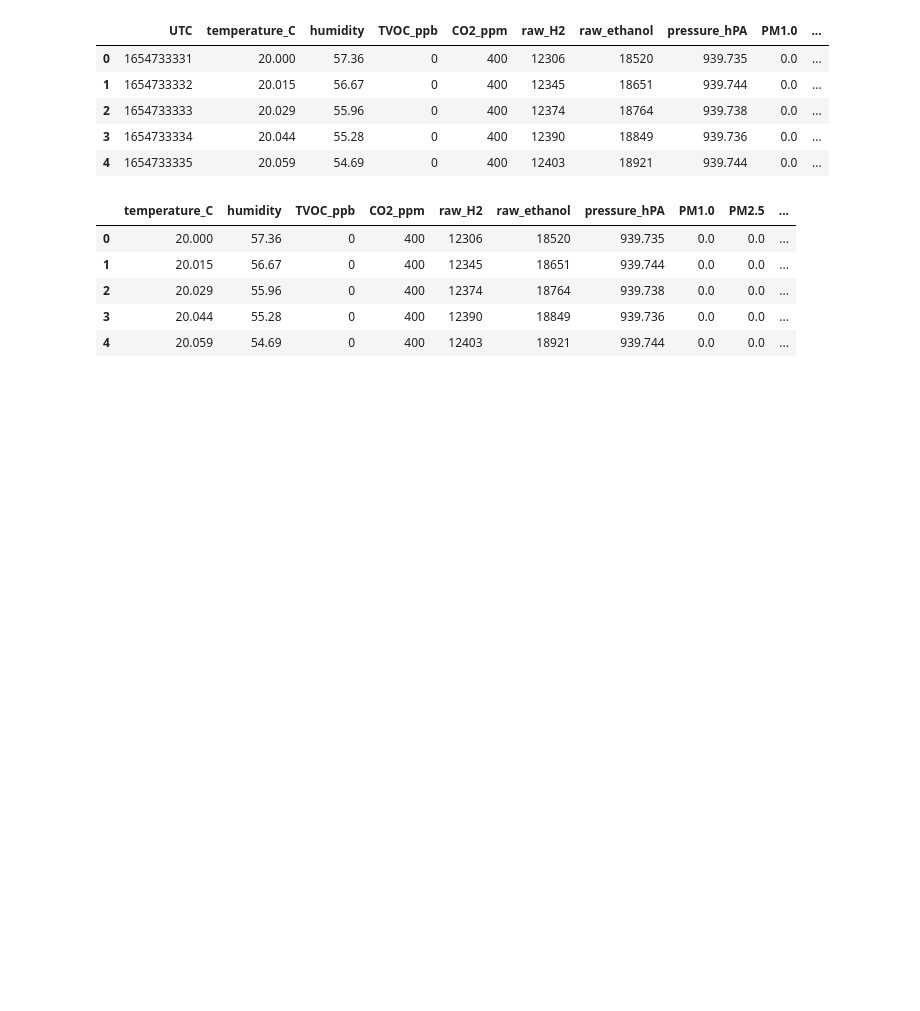
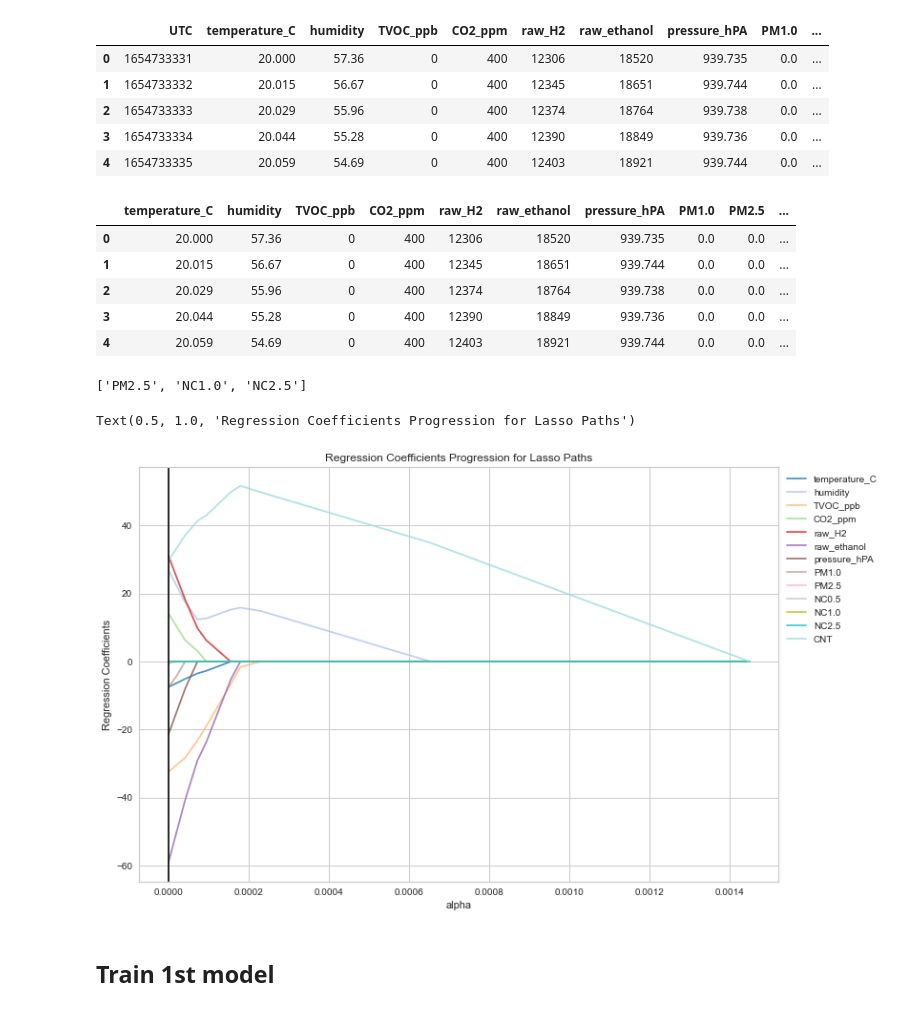
Before and after one commit to alanaselli/smoke_detection, a Jupyter notebook: main.ipynb, the cells around one changed output. Saved outputs shown, nothing was run; the diff lists cells and outputs as text; code cells hidden in the pictures; blank space fills up the shorter version.

```diff
--- a/main.ipynb
+++ b/main.ipynb
@@ -446,0 +439,56 @@ logreg = LogisticRegression()
+# %%
+# Cols with a correlation coefficient higher than 0.95
+
+import numpy as np
+
+limit = 0.95
+corr = df_vars.corr()
+mask = np.triu(
+    np.ones(corr.shape), k=1
+).astype(bool)
+corr_no_diag = corr.where(mask)
+coll = [
+    c
+    for c in corr_no_diag.columns
+    if any(abs(corr_no_diag[c]) > limit)
+]
+coll
+# %% [output]
+['PM2.5', 'NC1.0', 'NC2.5']
+# %%
+from sklearn import linear_model
+model = linear_model.LassoLarsCV(
+    cv=10, max_n_alphas=10
+).fit(X_train, y_train)
+fig, ax = plt.subplots(figsize=(12, 8))
+cm = iter(
+    plt.get_cmap("tab20")(
+        np.linspace(0, 1, X.shape[1])
+    )
+)
+for i in range(X.shape[1]):
+    c = next(cm)
+    ax.plot(
+        model.alphas_,
+        model.coef_path_.T[:, i],
+        c=c,
+        alpha=0.8,
+        label=X.columns[i],
+    )
+ax.axvline(
+    model.alpha_,
+    linestyle="-",
+    c="k",
+    label="alphaCV",
+)
+plt.ylabel("Regression Coefficients")
+ax.legend(X.columns, bbox_to_anchor=(1, 1))
+plt.xlabel("alpha")
+plt.title(
+    "Regression Coefficients Progression for Lasso Paths"
+)
+# %% [output]
+Text(0.5, 1.0, 'Regression Coefficients Progression for Lasso Paths')
+[figure, added]
+# %% [markdown]
+## Train 1st model
```
Also changed, not shown: parts of 4 cells of this notebook.
